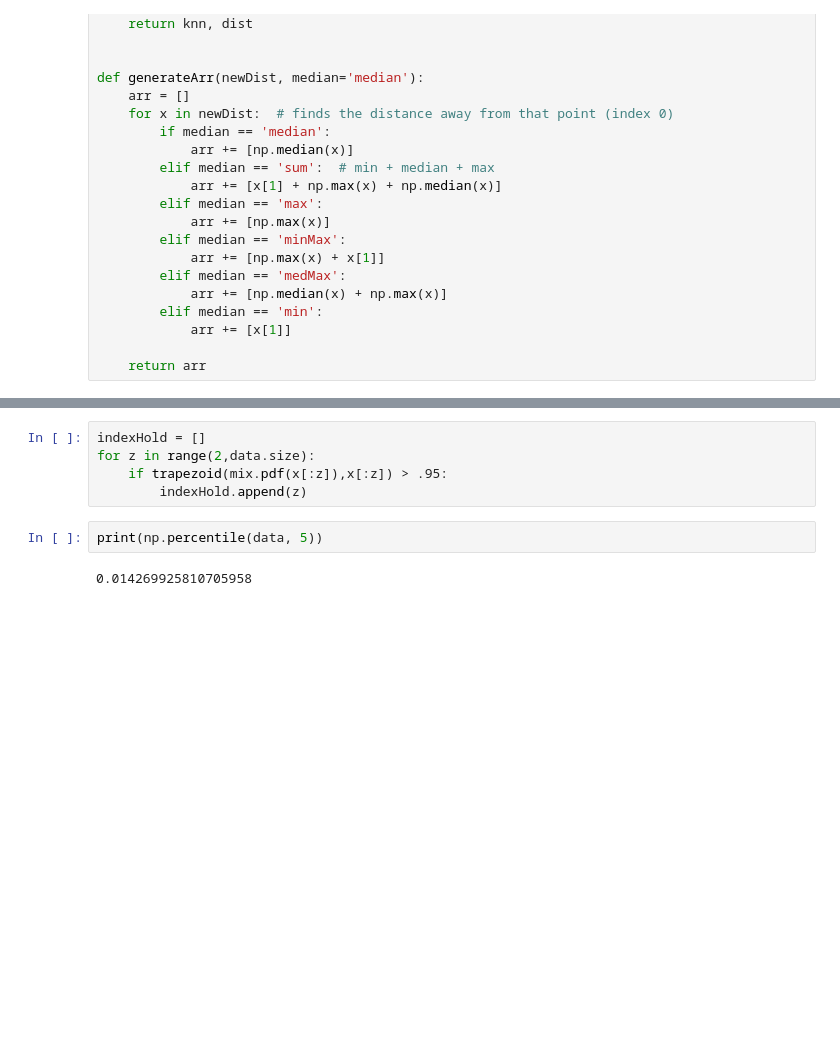
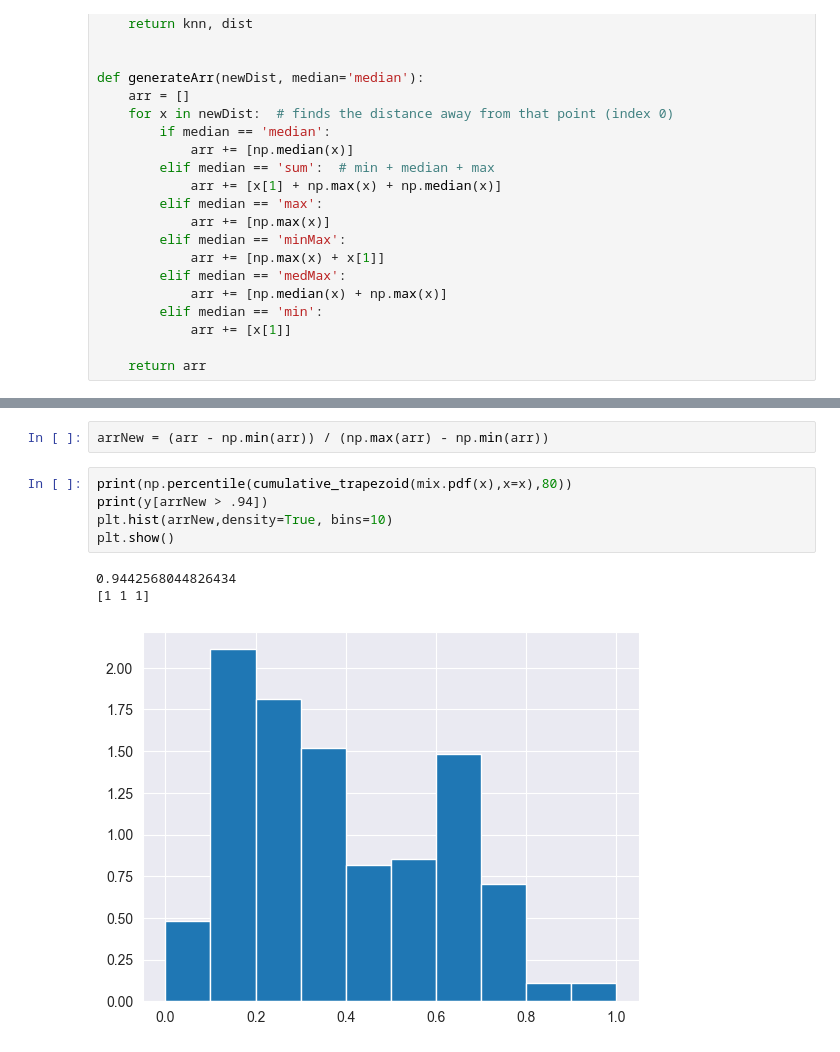
Before and after one commit to hodge-py/Outlier-Detection, a Jupyter notebook: gaussian-exponential-mixture-master/MixedModel2.ipynb, the cells around one changed output, grey strips where cells are left out. Saved outputs shown, nothing was run; the diff lists cells and outputs as text; blank space fills up the shorter version.

```diff
--- a/gaussian-exponential-mixture-master/MixedModel2.ipynb
+++ b/gaussian-exponential-mixture-master/MixedModel2.ipynb
@@ -73,9 +112,11 @@ print(trapezoid(mix.pdf(x),x))
 # %%
-indexHold = []
-for z in range(2,data.size):
-    if trapezoid(mix.pdf(x[:z]),x[:z]) > .95:
-        indexHold.append(z)
+arrNew = (arr - np.min(arr)) / (np.max(arr) - np.min(arr))
 # %%
-print(np.percentile(data, 5))
+print(np.percentile(cumulative_trapezoid(mix.pdf(x),x=x),80))
+print(y[arrNew > .94])
+plt.hist(arrNew,density=True, bins=10)
+plt.show()
 # %% [output]
-0.014269925810705958
+0.9442568044826434
+[1 1 1]
+[figure, added]
```
Also changed, not shown: parts of 4 cells of this notebook, 1 other file.
